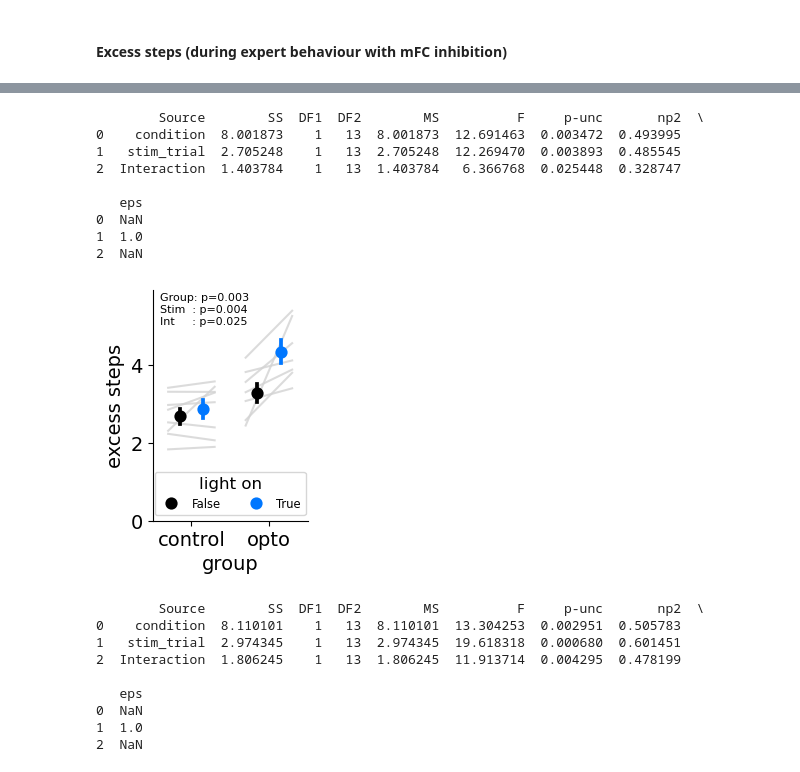
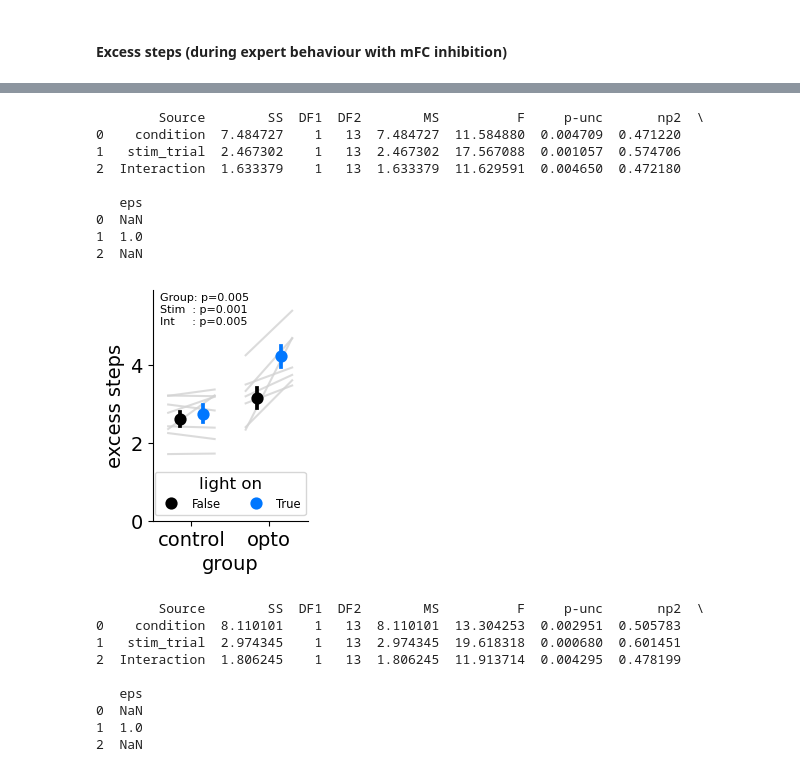
Before and after one commit to peterdoohan/goalNav_mFC-opto3, a Jupyter notebook: code/Notebooks/performance_metrics.ipynb, the cells around one changed output, grey strips where cells are left out. Cells and saved outputs as stored; diff of their text form; code cells hidden in the pictures.

Commit message:
updated plots

```diff
--- a/code/Notebooks/performance_metrics.ipynb
+++ b/code/Notebooks/performance_metrics.ipynb
@@ -57,22 +65,23 @@ excess_steps_df = es.get_excess_steps_df(verbose=False)
 # %%
+fig, ax = plt.subplots(1, 1, figsize=(2, 3))
 es.plot_random_effects_summary(
     excess_steps_df,
     stim_day_range=(4, np.inf),
-    outlier_thres=250,
-    min_starting_dist=None,
     print_stats=True,
+    ax=ax,
 )
+fig.savefig("../results/figures/random_effects_excess_steps.pdf")
 # %% [output]
         Source        SS  DF1  DF2        MS          F     p-unc       np2  \
-0    condition  8.001873    1   13  8.001873  12.691463  0.003472  0.493995
-1   stim_trial  2.705248    1   13  2.705248  12.269470  0.003893  0.485545
-2  Interaction  1.403784    1   13  1.403784   6.366768  0.025448  0.328747
+0    condition  7.484727    1   13  7.484727  11.584880  0.004709  0.471220
+1   stim_trial  2.467302    1   13  2.467302  17.567088  0.001057  0.574706
+2  Interaction  1.633379    1   13  1.633379  11.629591  0.004650  0.472180
 
    eps
 0  NaN
 1  1.0
 2  NaN
-[figure, old version]
+[figure, new version]
 # %%
 # focusing even more on late data
 es.plot_random_effects_summary(
```
Also changed, not shown: parts of 3 cells of this notebook.
